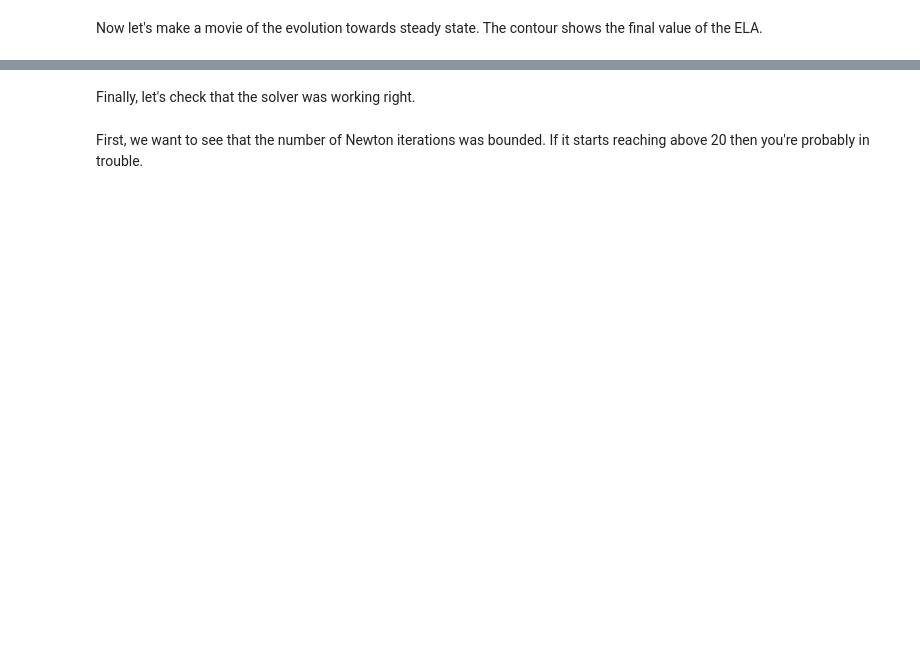
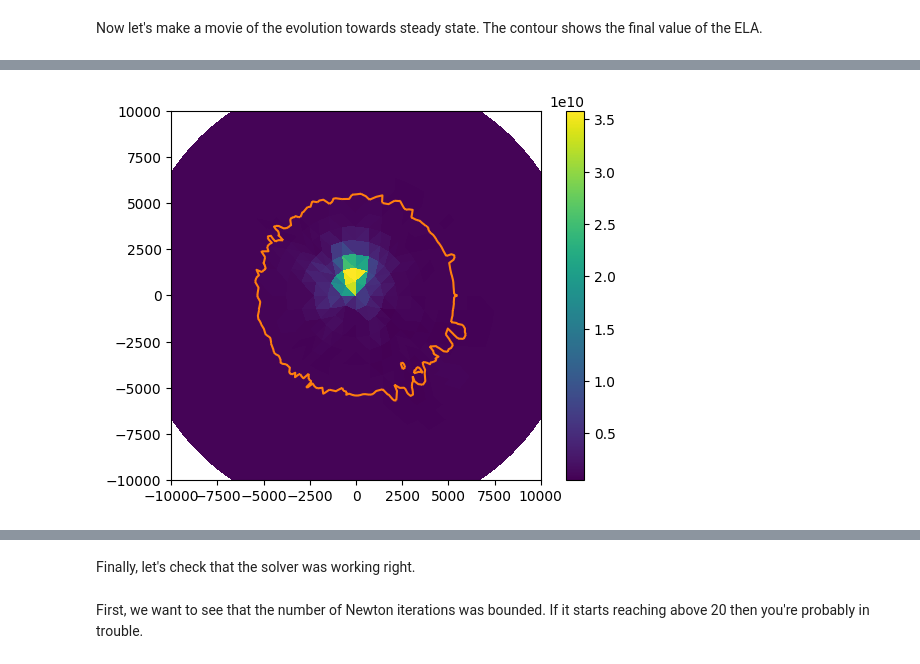
Before and after one commit to icepack/icepack2, a Jupyter notebook: notebooks/rainier_hybrid.ipynb, the cells around one changed output, grey strips where cells are left out. Drawn from its saved outputs; the diff is of its cells as text; code cells hidden in the pictures; blank space fills up the shorter version.

```diff
--- a/notebooks/rainier_hybrid.ipynb
+++ b/notebooks/rainier_hybrid.ipynb
@@ -366,14 +417,15 @@ fig.colorbar(colors);
 # %%
-u, M, τ = z.subfunctions
+u, M_x, M_z, τ_b = z.subfunctions
 
 fig, axes = plt.subplots()
 axes.set_aspect("equal")
-axes.set_xlim((0, 10e3))
-axes.set_ylim((0, 10e3))
-colors = firedrake.tripcolor(u, num_sample_points=1, shading="flat", axes=axes)
-firedrake.triplot(mesh, axes=axes)
-firedrake.tricontour(a, levels=[0, 1], colors="tab:orange", axes=axes)
+axes.set_xlim((-10e3, 10e3))
+axes.set_ylim((-10e3, 10e3))
+colors = firedrake.tripcolor(extract_surface(u), num_sample_points=1, shading="flat", axes=axes)
+firedrake.tricontour(extract_surface(a), levels=[0, 1], colors="tab:orange", axes=axes)
 fig.colorbar(colors);
+# %% [output]
+[figure, added]
 # %%
 %%capture
 
```
Also changed, not shown: parts of 16 cells of this notebook.
